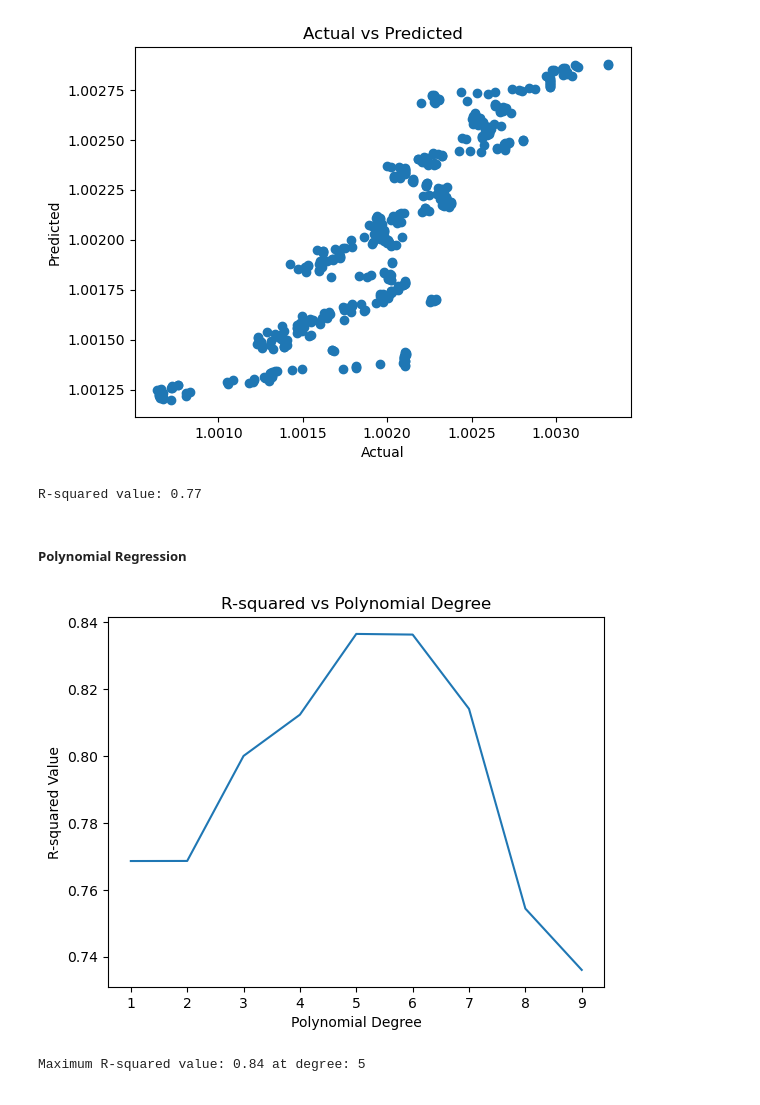
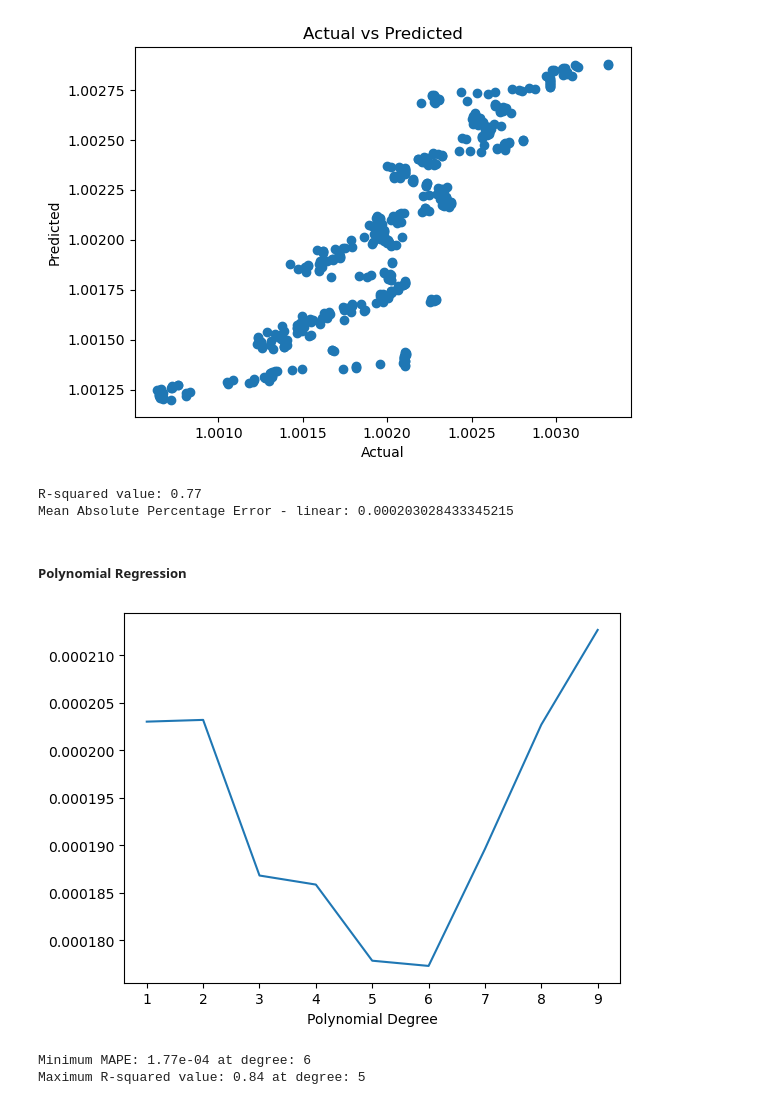
Before and after one commit to jmia2431/Optiver_Project, a Jupyter notebook: Regression 53.18944.ipynb, the cells around one changed output. Drawn from its saved outputs; the diff is of its cells as text; code cells hidden in the pictures.

```diff
--- a/Regression 53.18944.ipynb
+++ b/Regression 53.18944.ipynb
@@ -52,32 +53,42 @@ plt.show()
 [figure]
 # %%
 r_squared_train = model.score(X, y)
+mapeline = mean_absolute_percentage_error(y, y_pred)
 print(f'R-squared value: {r_squared_train:.2f}')
+print(f'Mean Absolute Percentage Error - linear: {mapeline}')
 # %% [output]
 R-squared value: 0.77
+Mean Absolute Percentage Error - linear: 0.000203028433345215
 # %% [markdown]
 ##### Polynomial Regression
 # %%
 r_squared_values = []
+mape_values = []
 
 for degree in range(1, 10):
     poly_features = PolynomialFeatures(degree=degree)
     X_poly = poly_features.fit_transform(X)
 
     model = LinearRegression().fit(X_poly, y)
 
     r_squared = model.score(X_poly, y)
     r_squared_values.append(r_squared)
 
+    y_pred = model.predict(X_poly)
+    mape = mean_absolute_percentage_error(y_true=y, y_pred=y_pred)
+    mape_values.append(mape)
+
 
 degrees = np.arange(1, 10)
-plt.plot(degrees, r_squared_values)
-plt.title('R-squared vs Polynomial Degree')
+plt.plot(degrees, mape_values)
 plt.xlabel('Polynomial Degree')
-plt.ylabel('R-squared Value')
 plt.show()
 
+min_mape = min(mape_values)
+min_degree = degrees[mape_values.index(min_mape)]
+print(f"Minimum MAPE: {min_mape:.2e} at degree: {min_degree}")
 print(f"Maximum R-squared value: {max(r_squared_values):.2f} at degree: {degrees[r_squared_values.index(max(r_squared_values))]}")
 # %% [output]
-[figure, old version]
+[figure, new version]
+Minimum MAPE: 1.77e-04 at degree: 6
 Maximum R-squared value: 0.84 at degree: 5
```
Also changed, not shown: parts of 1 cell of this notebook.
